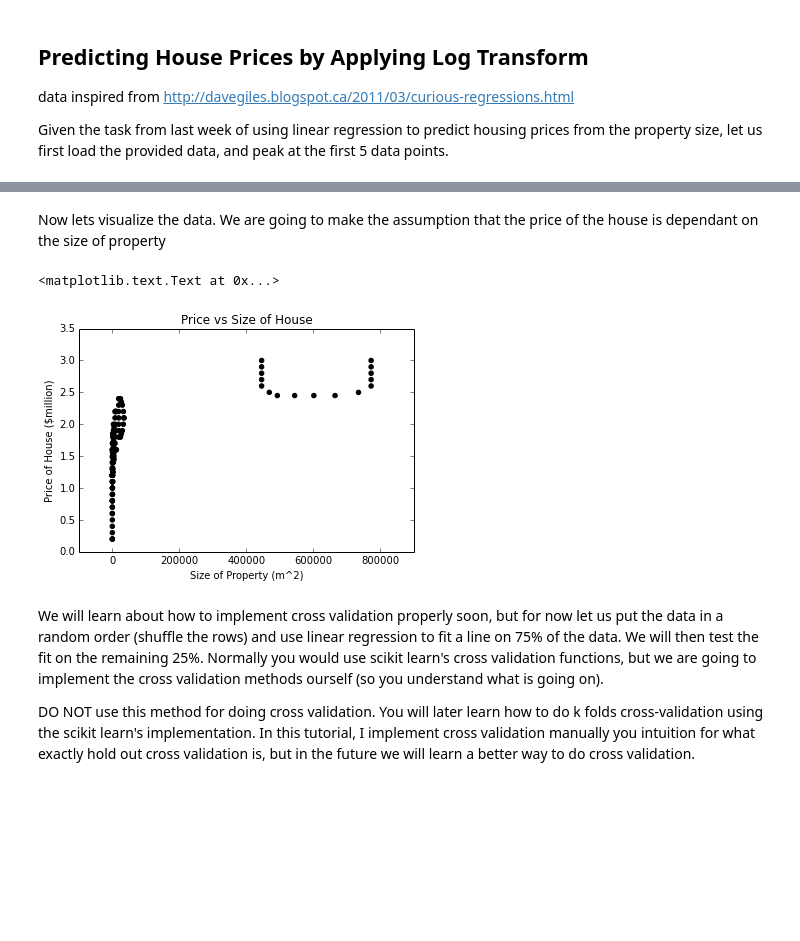
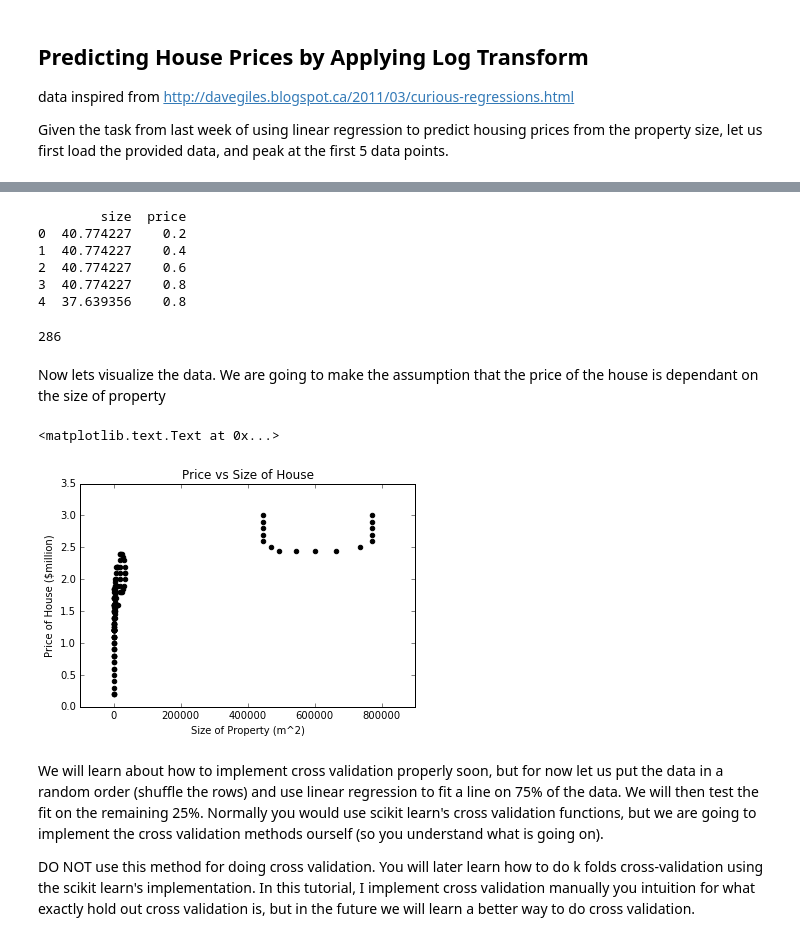
Before and after one commit to datascienceguide/datascienceguide.github.io, a Jupyter notebook: tutorials/Non-Linear-Regression-Tutorial.ipynb, the cells around one changed output, grey strips where cells are left out. Saved outputs shown, nothing was run; the diff lists cells and outputs as text; code cells hidden in the pictures; blank space fills up the shorter version.

```diff
--- a/tutorials/Non-Linear-Regression-Tutorial.ipynb
+++ b/tutorials/Non-Linear-Regression-Tutorial.ipynb
@@ -37,16 +35,38 @@ print data[0:5]
+# %%
+#mistake I made yesterday
+
+#change column labels to be more convenient (shorter)
+data.columns = ['size', 'price']
+
+#view first five datapoints
+print data[0:5]
+# %% [output]
+        size  price
+0  40.774227    0.2
+1  40.774227    0.4
+2  40.774227    0.6
+3  40.774227    0.8
+4  37.639356    0.8
+# %%
+#problem is size is already a pandas method
+# data.size will give the size of the data, not the column
+
+data.size
+# %% [output]
+286
 # %% [markdown]
 Now lets visualize the data.  We are going to make the assumption that the price of the house is dependant on the size of property
 # %%
 #rename columns to make indexing easier
-data.columns = ['size', 'price']
+data.columns = ['property_size', 'price']
 
-plt.scatter(data.size, data.price,  color='black')
+plt.scatter(data.property_size, data.price,  color='black')
 plt.ylabel("Price of House ($million)")
 plt.xlabel("Size of Property (m^2)")
 plt.title("Price vs Size of House")
 # %% [output]
 <matplotlib.text.Text at 0x...>
-[figure, old version]
+[figure, new version]
 # %% [markdown]
 We will learn about how to implement cross validation properly soon, but for now let us put the data in a random order (shuffle the rows) and use linear regression to fit a line on 75% of the data.  We will then test the fit on the remaining 25%.  Normally you would use scikit learn's cross validation functions, but we are going to implement the cross validation methods ourself (so you understand what is going on).
 
```
Also changed, not shown: parts of 19 cells of this notebook.
